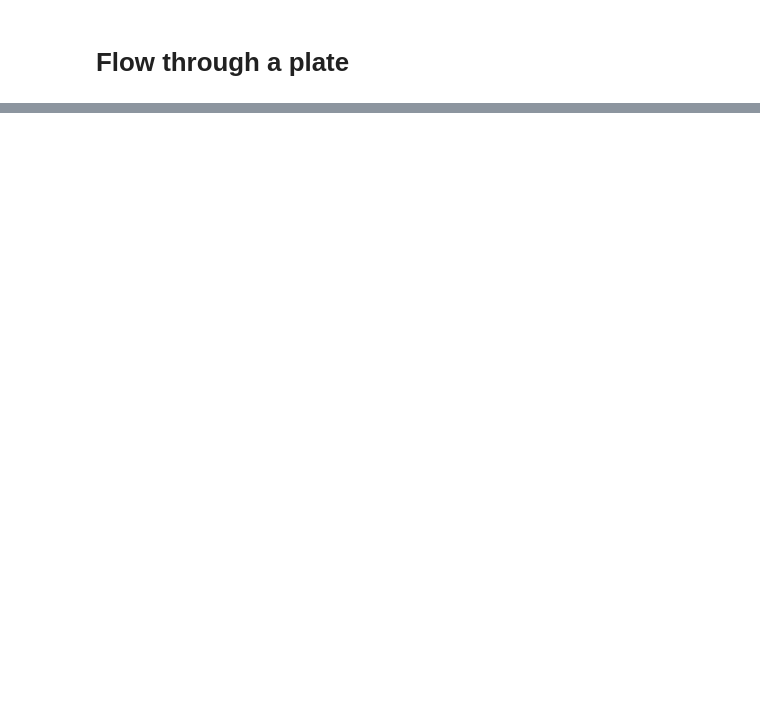
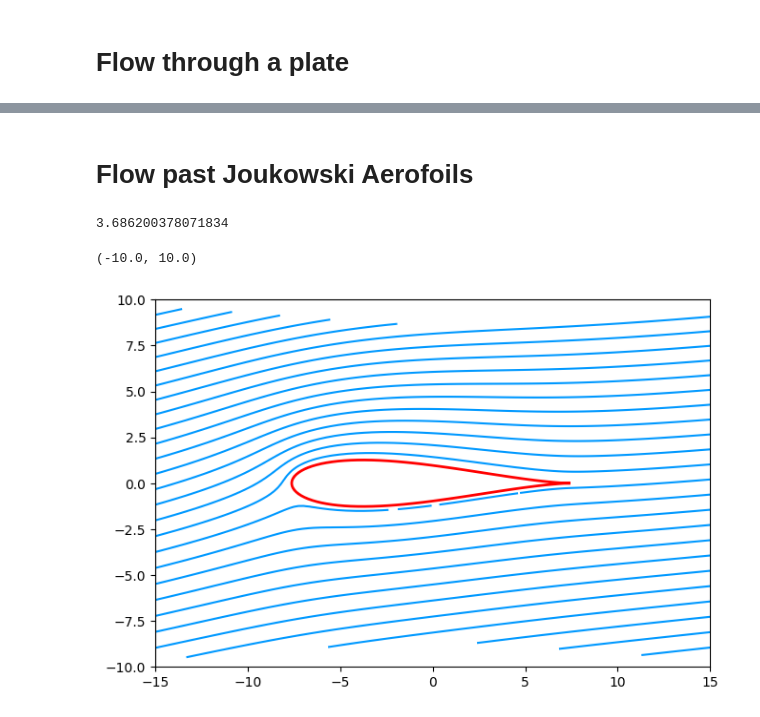
Before and after one commit to xd2w/FlowFieldGallery, a Jupyter notebook: main.ipynb, the cells around one changed output, grey strips where cells are left out. Cells and saved outputs as stored; diff of their text form; code cells hidden in the pictures; blank space fills up the shorter version.

```diff
--- a/main.ipynb
+++ b/main.ipynb
@@ -150,0 +163,51 @@ ax.y_lim = ylim
+# %% [markdown]
+# Flow past Joukowski Aerofoils
+# %%
+l = 15 # chord length
+c = 0.15 # thickness?
+U = 100 # free stream velocity
+alpha = 0.15 # angle of attack
+
+a = l*(1+2*c)/(4*np.power(1+c, 2))
+print(a)
+circulation =-4*np.pi*a*U*np.sin(alpha)*(1+c)
+
+lift_coeff = 2*np.pi*np.sin(1+(c)/(1+c))
+
+xlim = [-15, 15]
+ylim = [-10, 10]
+
+X, Y = np.meshgrid(np.linspace(*xlim, 100), np.linspace(*ylim, 100))
+r = np.sqrt(X**2 + Y**2)
+theta = np.arctan2(Y, X)
+
+Z = X + 1j*Y
+
+fig, ax = plt.subplots(figsize=(fig_size(xlim, ylim)))
+
+psi = np.imag(
+    U*np.exp(-alpha*1j)*(Z + a*c) + U*((a*(1+c))**2)*np.exp(1j*alpha)/ (Z+a*c) - 1j * circulation*np.log(Z+a*c)/(2*np.pi)
+)
+
+Zeta = Z + a*a / Z
+
+psi[np.where((Z+a*(c))*np.conj(Z+a*(c)) < (a*(1+c))**2)] = np.nan
+
+para_t = np.linspace(0, 2*np.pi, 100)
+z = (a*(1+c)*np.exp(para_t*1j)) - a*c
+zeta = z + a*a/(z)
+
+
+# ax.contour(X, Y,  psi, 20, colors=['red', 'red'])
+# ax.contour(X, Y,  psi, [0], colors=['green'])
+# ax.plot(np.real(z), np.imag(z))
+
+ax.contour(np.real(Zeta), np.imag(Zeta),  psi, 30, colors=def_c)
+# ax.contour(np.real(Zeta), np.imag(Zeta),  psi,colors=def_c, levels = [-0.1, 0, 0.1])
+ax.plot(np.real(zeta), np.imag(zeta), color='red', linewidth=2)
+plt.xlim(xlim)
+plt.ylim(ylim)
+# %% [output]
+3.686200378071834
+(-10.0, 10.0)
+[figure, added]
```
Also changed, not shown: parts of 2 cells of this notebook.
